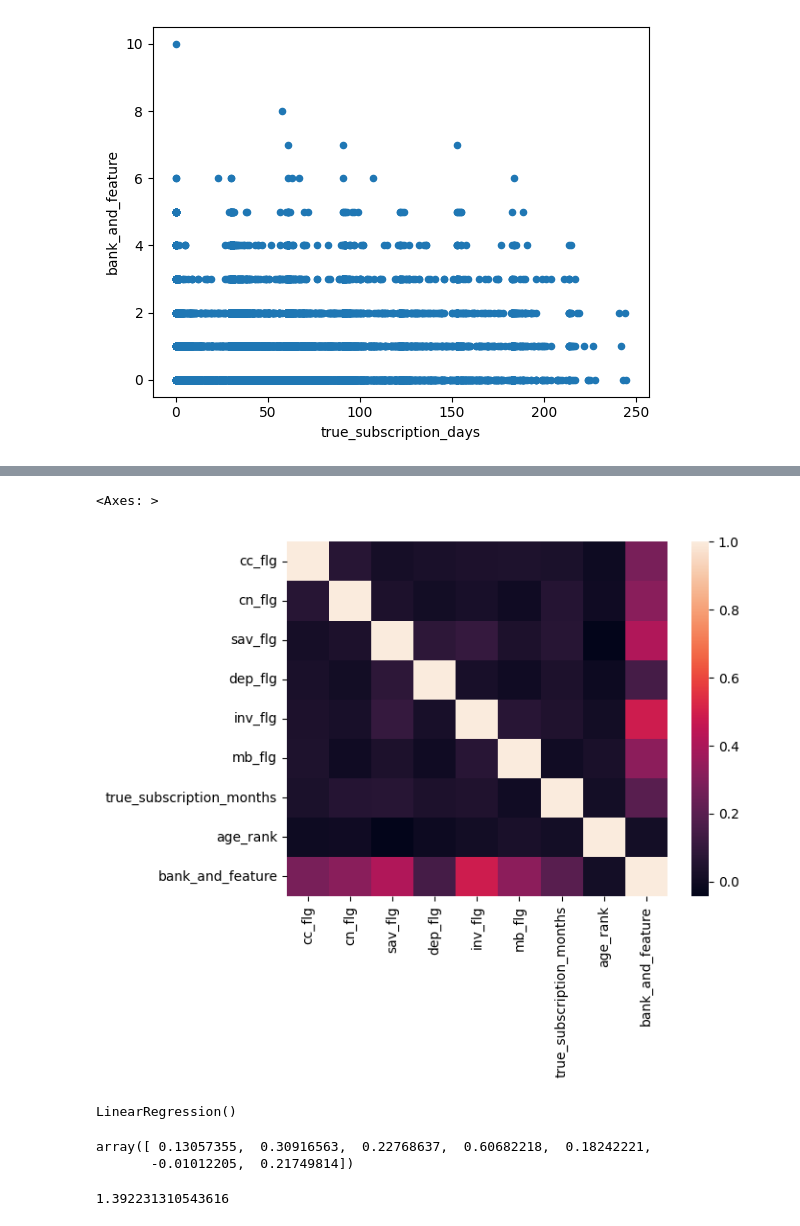
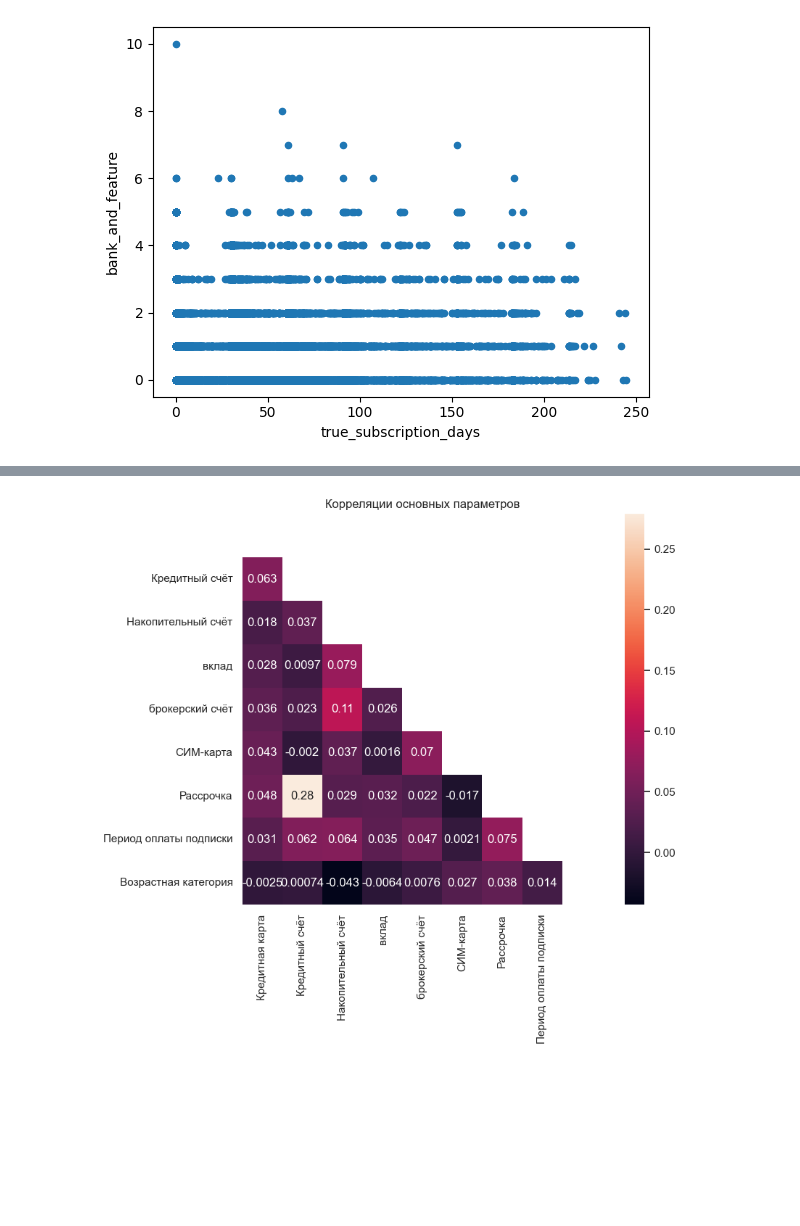
Before and after one commit to justNotherbot/Y2K, a Jupyter notebook: research.ipynb, the cells around one changed output, grey strips where cells are left out. Drawn from its saved outputs; the diff is of its cells as text; code cells hidden in the pictures; blank space fills up the shorter version.

```diff
--- a/research.ipynb
+++ b/research.ipynb
@@ -17,6 +21,13 @@ raw_df = pd.read_csv("main_db/main_db.csv", decimal=',')
 tmp_df = raw_df[(~raw_df.subscription_time.isna())]
 no_sub = raw_df[(raw_df.subscription_time.isna())]
 df = tmp_df[(tmp_df.reject_flg == 0) | ((tmp_df.reject_flg == 1) & (tmp_df.account_flg + tmp_df.utilization_flg >= 1))].copy()
+df = df.drop([34833])
+df = df.drop([60954])
+df = df.drop([16874])
+df = df.drop([54989])
+df = df.drop([18014])
+df = df.drop([66257])
+df = df.drop([31612])
 # %%
 df.shape
 # %% [output]
@@ -89,3 +100,7 @@ df["true_subscription_days"] = np.where(df["subscription_days"] > 30 * df["trial
                                         df["subscription_days"] - 30 * df["trial_months"], 0)
 df["true_subscription_months"] = round(df["true_subscription_days"]/30)
 df["age_rank"] = df["age_segment"].rank(method="dense")
+
+df['feat_set'] = df['cc_flg'] * 2 ** 6 + df['cn_flg'] * 2 ** 5 + df['sav_flg'] * 2 ** 4 + df['dep_flg'] * 2 ** 3 + \
+                 df['inv_flg'] * 2 ** 2 + df['mb_flg'] * 2 + df['pos_flg']
+df['feat_set'].value_counts()
@@ -817,56 +539,51 @@ using_data = df[[#'Unnamed: 0', 'application_id', 'primary_income_dt', 'party_rk
        #'product_code', 'account_own_flg',
        #'sch_flg', 'success_flg',
        #'validation_flg', 'reject_flg', 'account_flg', 'utilization_flg',
        #'ccr_account_first_open_dt', 'dep_account_first_open_dt',
        #'cur_account_first_open_dt', 'sav_account_first_open_dt',
        #'cln_account_first_open_dt', 'pos_account_first_open_dt',
        #'subscription_time', 'channel_desc', 'region_size', 'trial_type',
        #'metall_flg', #'age_segment', 'res_segment', 'open_cc_flg',
        #'util_cc_flg', 'open_cn_flg', 'util_cn_flg', 'open_sav_flg',
        #'util_sav_flg', 'open_dep_flg', 'util_dep_flg', 'open_mb_flg',
        #'util_mb_flg', 'open_inv_flg', 'util_inv_flg', 'in_5ms_cnt',
        #'in_3ms_cnt', 'in_1ms_cnt', 'out_5ms_puc_cnt', 'out_3ms_puc_cnt',
        #'out_1ms_puc_cnt', 'out_5ms_uch_cnt', 'out_3ms_uch_cnt',
        #'out_1ms_uch_cnt', 'out_5ms_all_cnt', 'out_3ms_all_cnt',
        #'out_1ms_all_cnt', 'in_total_5ms_amt', 'in_total_3ms_amt',
        #'in_total_1ms_amt', 'out_total_5ms_amt', 'out_total_3ms_amt',
        #'out_total_1ms_amt',
        #'lk_flg', 'inkas_flg', 'cash_out_flg', 'vzr_flg',
        #'concierge_flg', 'cb_flg', 'invest_flg',
        #'mobile_flg', 'out_c2c_flg',
        #'car_ins_flg', 'percent_flg',
        #'trial_months',
        #'any_feature',
        #'money_out', 'money_in', #'inout',
        'cc_flg', 'cn_flg', 'sav_flg',
-       'dep_flg', 'inv_flg', 'mb_flg', #'pos_flg', #'any_open', #'subscription_days', 'true_subscription_days',
-        'true_subscription_months', 'age_rank', 'bank_and_feature']].copy()
+       'dep_flg', 'inv_flg', 'mb_flg', 'pos_flg', #'any_open', #'subscription_days', 'true_subscription_days',
+        'true_subscription_months', 'age_rank']].copy()
 using_data = using_data[using_data.true_subscription_months > 0]
+using_data = using_data.rename(columns={"cc_flg": "Кредитная карта", "cn_flg": "Кредитный счёт", 'sav_flg': "Накопительный счёт", 'dep_flg': "вклад",
+                          "inv_flg": "брокерский счёт", "mb_flg": "СИМ-карта", "pos_flg": "Рассрочка",
+                           "true_subscription_months": "Период оплаты подписки", "age_rank": "Возрастная категория"})
+#sns.set(style="white")
 t_numeric_trans = using_data.select_dtypes(numerics)
 t_numeric_trans = using_data.fillna(0)
 t_corr_trans = t_numeric_trans.corr()
-sns.heatmap(t_corr_trans)
+mask = np.zeros_like(t_corr_trans, dtype='bool')
+mask[np.triu_indices_from(mask)] = True
+plt.pyplot.figure(figsize = (8, 7))
+plt.pyplot.title('Корреляции основных параметров')
+
+sns.heatmap(t_corr_trans, mask=mask, annot=True, xticklabels=["Кредитная карта", "Кредитный счёт", "Накопительный счёт", "вклад",
+                          "брокерский счёт", "СИМ-карта", "Рассрочка",
+                           "Период оплаты подписки"],
+           yticklabels=["", "Кредитный счёт", "Накопительный счёт", "вклад",
+                          "брокерский счёт", "СИМ-карта", "Рассрочка",
+                           "Период оплаты подписки", "Возрастная категория"])
+plt.pyplot.savefig('foo.png', bbox_inches='tight')
+plt.pyplot.show()
+#print(using_data['pos_flg'].corr(using_data['cn_flg']))
 # %% [output]
-<Axes: >
-[figure, old version]
+[figure, new version]
-# %%
-regr_df = df.copy()
-regr_df = regr_df[regr_df.true_subscription_months > 0]
-
-X = regr_df[['cc_flg', 'cn_flg', 'sav_flg',
-            'dep_flg', 'inv_flg', 'mb_flg', 'pos_flg']]
-y = regr_df['true_subscription_months']
-
-regr = linear_model.LinearRegression()
-regr.fit(X.values, y)
-# %% [output]
-LinearRegression()
-# %%
-regr.coef_
-# %% [output]
-array([ 0.13057355,  0.30916563,  0.22768637,  0.60682218,  0.18242221,
-       -0.01012205,  0.21749814])
-# %%
-regr.intercept_
-# %% [output]
-1.392231310543616
```
Also changed, not shown: parts of 80 cells of this notebook.
